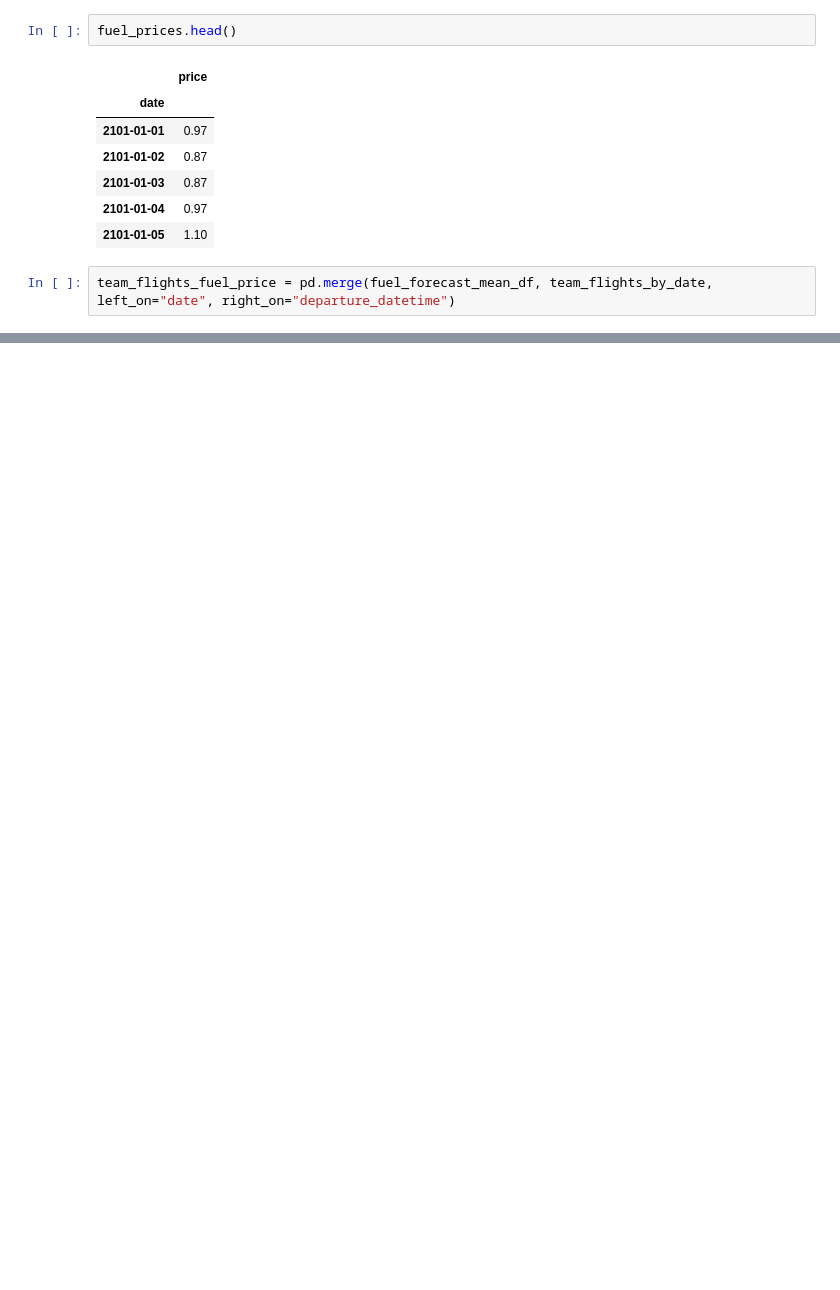
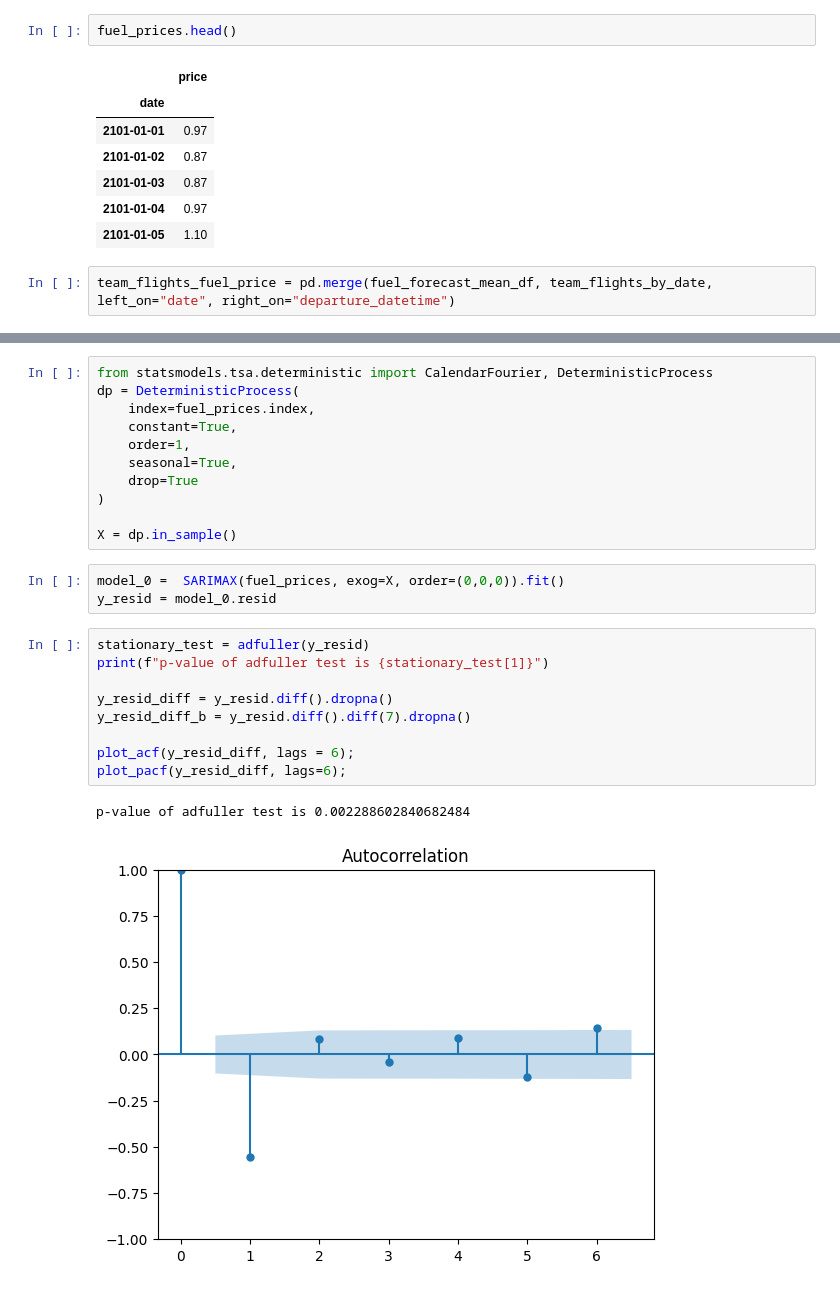
Before and after one commit to yuanMLOps/Time_Series_Analysis, a Jupyter notebook: Predict_flight_cost_SARIMA/notebook.ipynb, the cells around one changed output, grey strips where cells are left out. Drawn from its saved outputs; the diff is of its cells as text; blank space fills up the shorter version.

Commit message:
add DP+SARIMA to predict_flight_cost_SARIMIA project with better results than SARIMA alone

```diff
--- a/Predict_flight_cost_SARIMA/notebook.ipynb
+++ b/Predict_flight_cost_SARIMA/notebook.ipynb
@@ -263,0 +359,26 @@ print(total_fuel_spend_2102_dollars)
+# %%
+from statsmodels.tsa.deterministic import CalendarFourier, DeterministicProcess
+dp = DeterministicProcess(
+    index=fuel_prices.index,
+    constant=True,
+    order=1,
+    seasonal=True,
+    drop=True
+)
+
+X = dp.in_sample()
+# %%
+model_0 =  SARIMAX(fuel_prices, exog=X, order=(0,0,0)).fit()
+y_resid = model_0.resid
+# %%
+stationary_test = adfuller(y_resid)
+print(f"p-value of adfuller test is {stationary_test[1]}")
+
+y_resid_diff = y_resid.diff().dropna()
+y_resid_diff_b = y_resid.diff().diff(7).dropna()
+
+plot_acf(y_resid_diff, lags = 6);
+plot_pacf(y_resid_diff, lags=6);
+# %% [output]
+p-value of adfuller test is 0.002288602840682484
+[figure, added]
```
Also changed, not shown: parts of 19 cells of this notebook.
